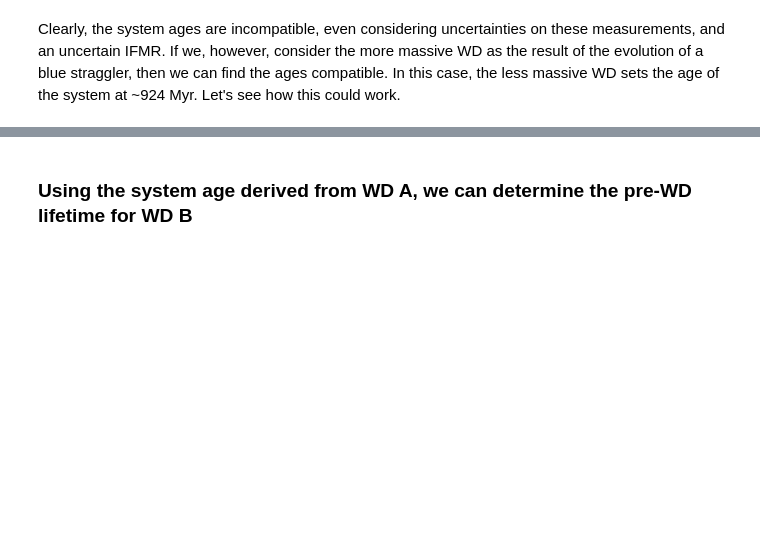
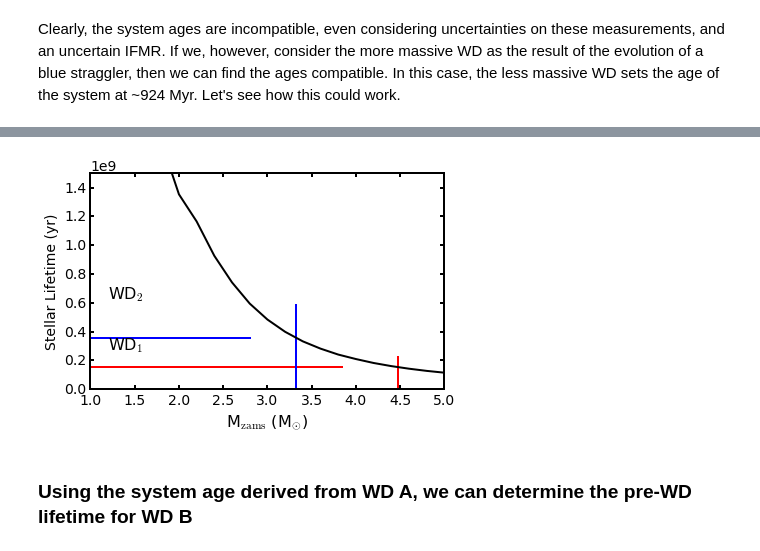
Before and after one commit to astroJeff/HS2220, a Jupyter notebook: notebook/HS 2220+2146.ipynb, the cells around one changed output, grey strips where cells are left out. Saved outputs shown, nothing was run; the diff lists cells and outputs as text; code cells hidden in the pictures; blank space fills up the shorter version.

```diff
--- a/notebook/HS 2220+2146.ipynb
+++ b/notebook/HS 2220+2146.ipynb
@@ -79,3 +200,32 @@ Initial mass of WD B:  3.86046511628
+# %%
+ran_time = func_lifetime(ran_M_i)
+
+
+
+plt.axhline(y=t_pre_wd_A, xmin=0, xmax=0.45, linewidth=2, color='b')
+plt.axhline(y=t_pre_wd_B, xmin=0, xmax=0.71, linewidth=2, color='r')
+plt.axvline(x=M_zams_A, ymin=0, ymax=0.39, linewidth=2, color='b')
+plt.axvline(x=M_zams_B, ymin=0, ymax=0.15, linewidth=2, color='r')
+
+plt.text(1.2, 0.28e9, r"WD$_1$", fontsize=16)
+plt.text(1.2, 0.63e9, r"WD$_2$", fontsize=16)
+
+
+plt.plot(ran_M_i, ran_time, color='k', linewidth=2)
+
+
+plt.xlabel(r"M$_{\rm zams}$ (M$_{\odot}$)", fontsize=16.0)
+plt.ylabel("Stellar Lifetime (yr)")
+plt.xlim(1.0, 5.0)
+plt.ylim(0.0, 1.5e9)
+
+plt.tight_layout()
+plt.gcf().subplots_adjust(bottom=0.15, left=0.12)
+
+plt.savefig('../figures/M_lifetime.pdf')
+#plt.show()
+# %% [output]
+[figure, added]
 # %% [markdown]
 ### Using the system age derived from WD A, we can determine the pre-WD lifetime for WD B
 # %%
```
Also changed, not shown: parts of 38 cells of this notebook, 3 other files.
